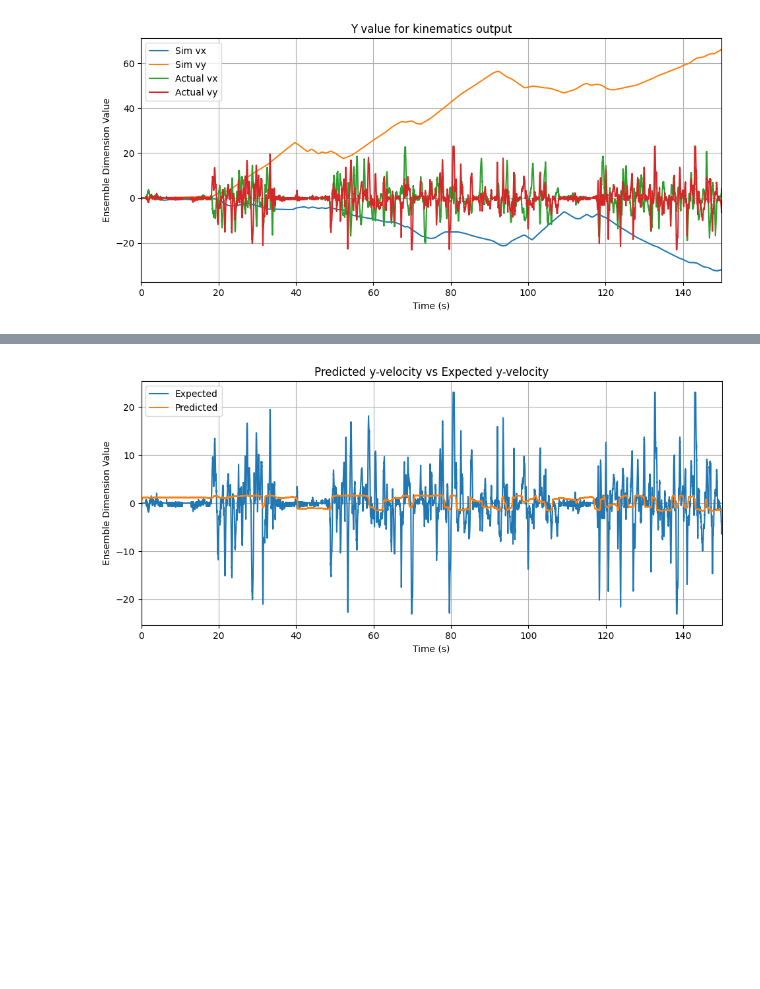
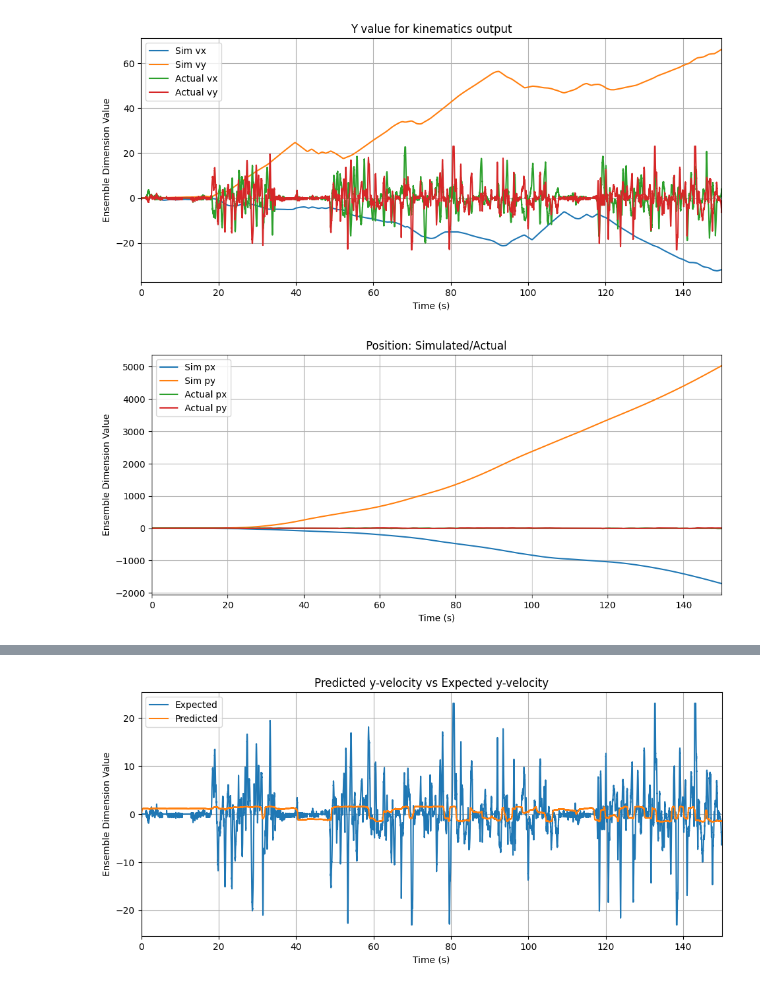
Before and after one commit to WAT-ai/BCI-Signal-Decoding, a Jupyter notebook: src/LMU - Basis/LMU_AA2.ipynb, the cells around one changed output, grey strips where cells are left out. Drawn from its saved outputs; the diff is of its cells as text; code cells hidden in the pictures; blank space fills up the shorter version.

```diff
--- a/src/LMU - Basis/LMU_AA2.ipynb
+++ b/src/LMU - Basis/LMU_AA2.ipynb
@@ -323,6 +323,22 @@ pl.legend(["Sim vx", "Sim vy", "Actual vx", "Actual vy"])
 pl.grid()
 # %% [output]
 [figure]
+# %%
+# Position
+fig, pl = plt.subplots(1, 1)
+fig.subplots_adjust(right=1.5)
+pl.plot(sim.trange(), sim.data[p_sim][:,0])
+pl.plot(sim.trange(), sim.data[p_sim][:,1])
+pl.plot(sim.trange(), pos_matrix[0,:running_time*1000])
+pl.plot(sim.trange(), pos_matrix[1,:running_time*1000])
+pl.set_title("Position: Simulated/Actual")
+pl.set_xlim((0,np.max(sim.trange())))
+pl.set_xlabel("Time (s)")
+pl.set_ylabel("Ensemble Dimension Value")
+pl.legend(["Sim px", "Sim py", "Actual px", "Actual py"])
+pl.grid()
+# %% [output]
+[figure, added]
 # %%
 # For the outputs
 fig, pl = plt.subplots(1, 1)
```
Also changed, not shown: parts of 2 cells of this notebook.
